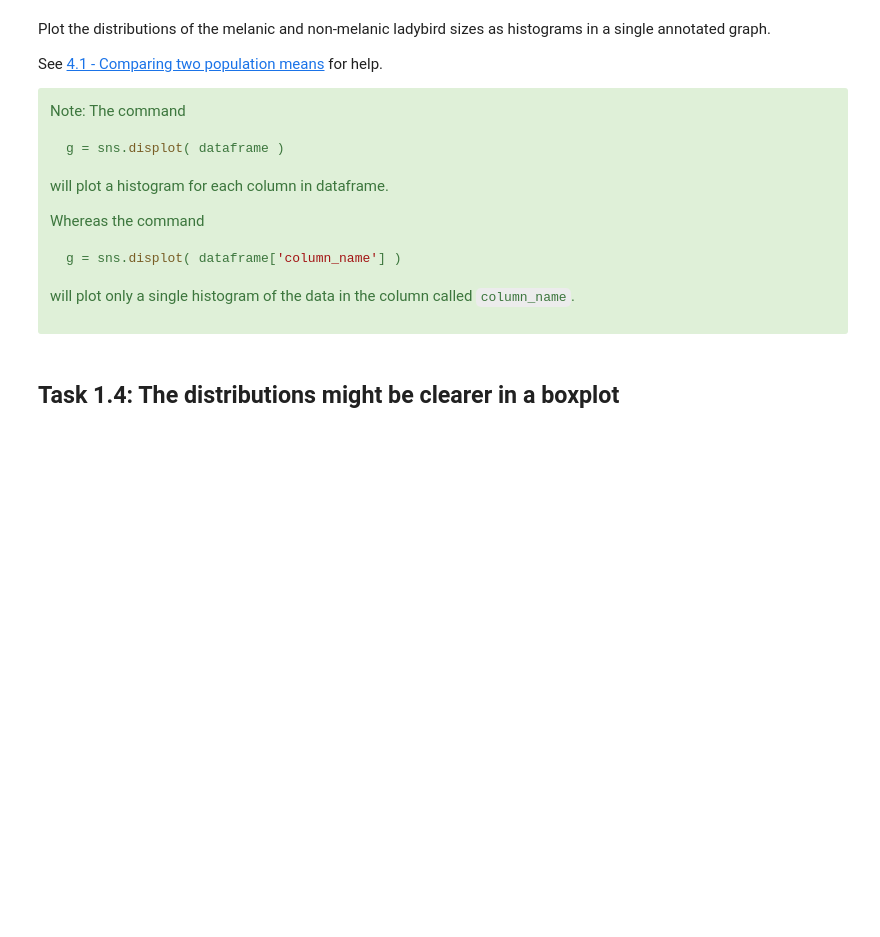
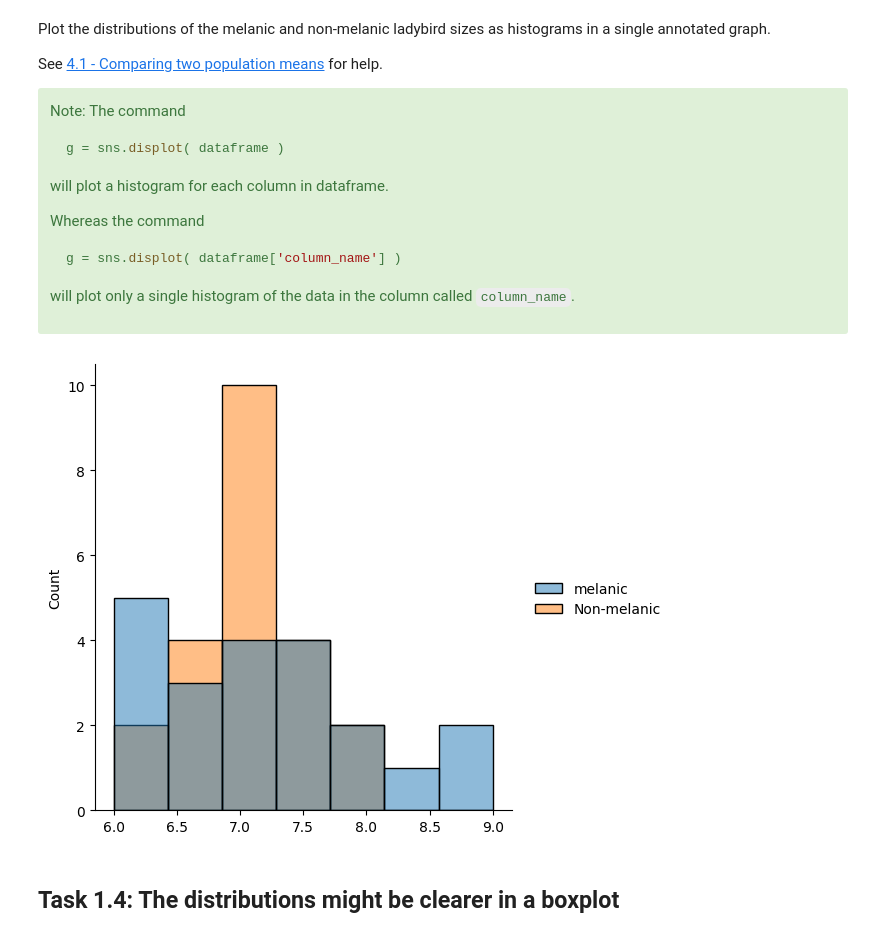
Before and after one commit to ZakarY2HM6f/Variation1, a Jupyter notebook: Ladybird Analysis Notebooks/Ladybird Analysis 2 - Comparing population means.ipynb, the cells around one changed output. Drawn from its saved outputs; the diff is of its cells as text; code cells hidden in the pictures; blank space fills up the shorter version.

```diff
--- a/Ladybird Analysis Notebooks/Ladybird Analysis 2 - Comparing population means.ipynb
+++ b/Ladybird Analysis Notebooks/Ladybird Analysis 2 - Comparing population means.ipynb
@@ -36,2 +39,5 @@ pd.read_excel('spreadsheet.xlsx')
 # %%
 # read and print your ladybird size dataset
+
+ladybirds = pd.read_csv("morningside.csv")
+print(ladybirds)
@@ -62,6 +86,9 @@ will plot only a single histogram of the data in the column called `column_name`
 </div>
 # %%
 # annotated histograms of melanic and non-melanic ladybird sizes
+g = sns.displot(ladybirds)
+# %% [output]
+[figure, added]
 # %% [markdown]
 ## Task 1.4: The distributions might be clearer in a boxplot
 # %% [markdown]
```
Also changed, not shown: parts of 10 cells of this notebook.
